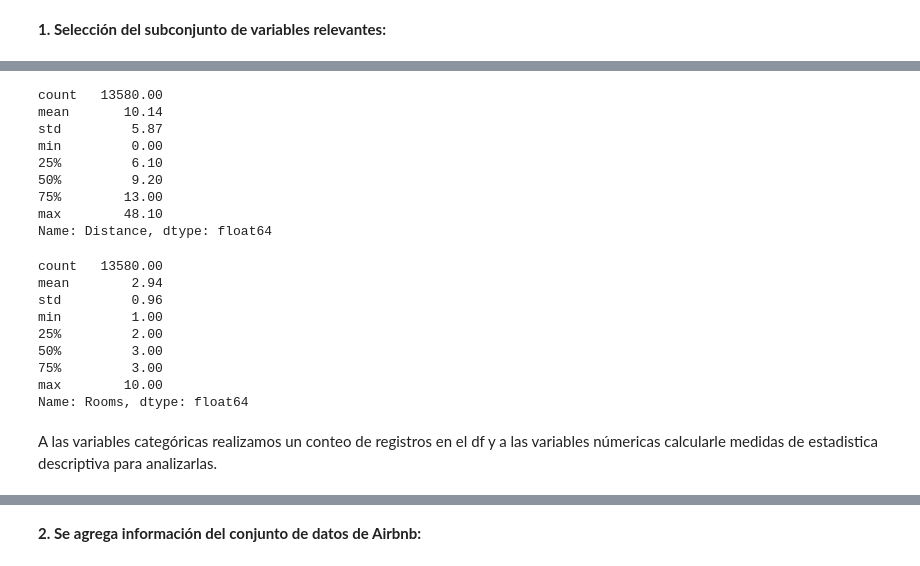
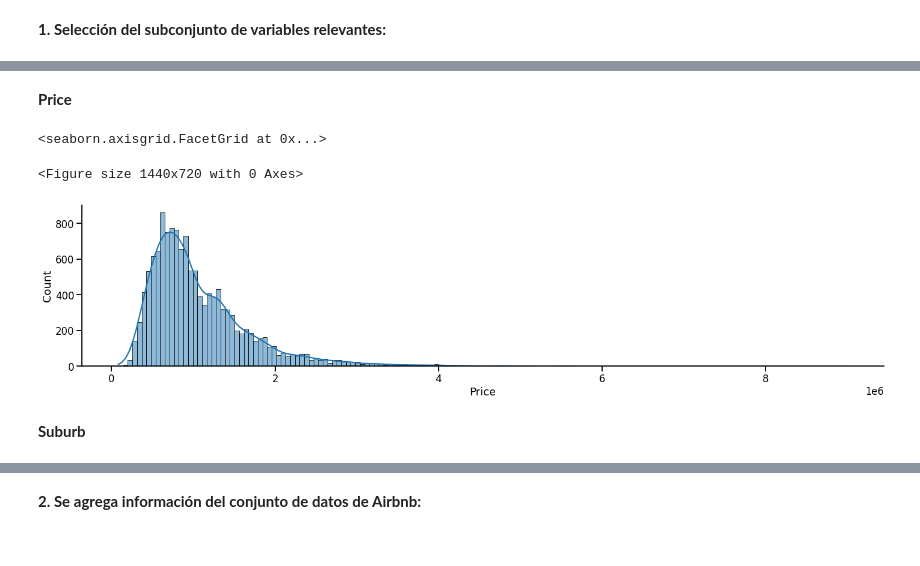
Before and after one commit to CHRISTIANDAGATTI/AEyCD---Grupo-9, a Jupyter notebook: Entregable_parte_1_22.ipynb, the cells around one changed output, grey strips where cells are left out. Saved outputs shown, nothing was run; the diff lists cells and outputs as text; code cells hidden in the pictures.

```diff
--- a/Entregable_parte_1_22.ipynb
+++ b/Entregable_parte_1_22.ipynb
@@ -68,8 +73,8 @@ import matplotlib.pyplot as plt
 import numpy
 import pandas
 
-import seaborn
-seaborn.set_context('talk')
+import seaborn as sns
+sns.set_context('talk')
 
 
 import config
@@ -474,26 +458,12 @@ Name: Price, dtype: float64
-# %%
-melb_df['Distance'].describe()
-# %% [output]
-count   13580.00
-mean       10.14
-std         5.87
-min         0.00
-25%         6.10
-50%         9.20
-75%        13.00
-max        48.10
-Name: Distance, dtype: float64
-# %%
-melb_df['Rooms'].describe()
-# %% [output]
-count   13580.00
-mean        2.94
-std         0.96
-min         1.00
-25%         2.00
-50%         3.00
-75%         3.00
-max        10.00
-Name: Rooms, dtype: float64
-# %% [markdown]
-A las variables categóricas realizamos un conteo de registros en el df y a las variables númericas calcularle medidas de estadistica descriptiva para analizarlas.
+# %% [markdown]
+**Price**
+# %%
+#Distribución del precio de las propiedades en el Dataset
+plt.figure(figsize=(20, 10))
+sns.displot(melb_df['Price'], aspect=4, kde=True)
+# %% [output]
+<seaborn.axisgrid.FacetGrid at 0x...>
+<Figure size 1440x720 with 0 Axes>
+[figure, added]
+# %% [markdown]
+**Suburb**
```
Also changed, not shown: parts of 49 cells of this notebook.
